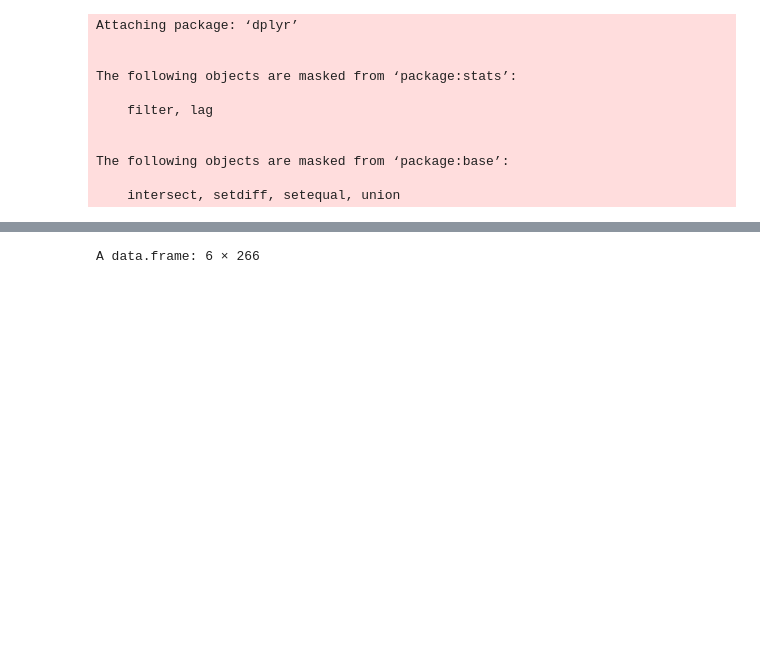
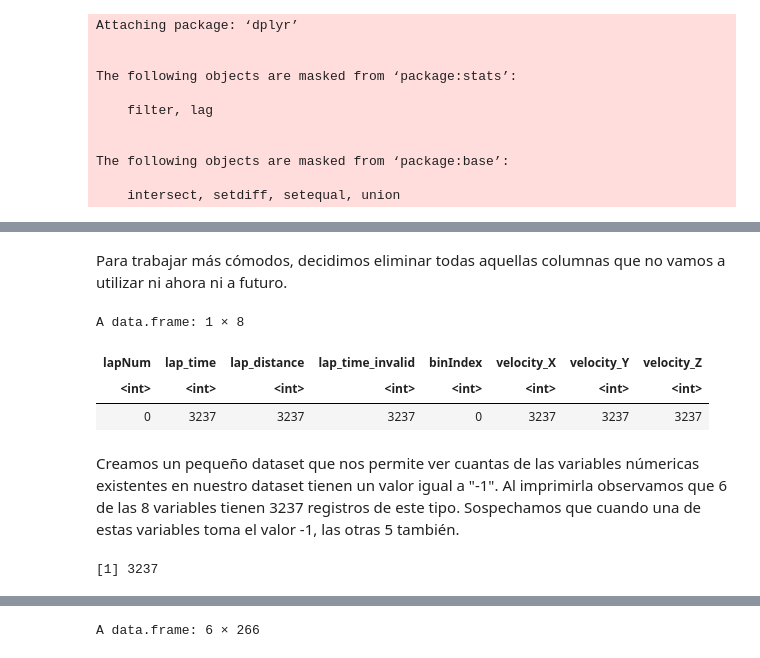
Before and after one commit to LuppeCh/F1EDA, a Jupyter notebook: Exploración_de_Datos_Trabajo_Final.ipynb, the cells around one changed output, grey strips where cells are left out. Cells and saved outputs as stored; diff of their text form; code cells hidden in the pictures; blank space fills up the shorter version.

```diff
--- a/Exploración_de_Datos_Trabajo_Final.ipynb
+++ b/Exploración_de_Datos_Trabajo_Final.ipynb
@@ -47,0 +70,42 @@ A data.frame: 6 × 266
+# %% [markdown]
+Para trabajar más cómodos, decidimos eliminar todas aquellas columnas que no vamos a utilizar ni ahora ni a futuro.
+# %%
+inconsistencia <- wil %>%
+
+  select(where(is.numeric)) %>%
+
+  summarise(
+    across(
+      everything(),
+      ~ sum(. == -1, na.rm = TRUE)
+    )
+  )
+
+inconsistencia
+# %% [output]
+A data.frame: 1 × 8
+| lapNum | lap_time | lap_distance | lap_time_invalid | binIndex | velocity_X | velocity_Y | velocity_Z |
+| <int> | <int> | <int> | <int> | <int> | <int> | <int> | <int> |
+| 0 | 3237 | 3237 | 3237 | 0 | 3237 | 3237 | 3237 |
+# %% [markdown]
+Creamos un pequeño dataset que nos permite ver cuantas de las variables númericas existentes en nuestro dataset tienen un valor igual a "-1". Al imprimirla observamos que 6 de las 8 variables tienen 3237 registros de este tipo. Sospechamos que cuando una de estas variables toma el valor -1, las otras 5 también.
+# %%
+sospechosas <- c(
+  "lap_time",
+  "lap_distance",
+  "lap_time_invalid",
+  "velocity_X",
+  "velocity_Y",
+  "velocity_Z"
+)
+
+
+conteo_sospechosas <- wil %>%
+  summarise(
+    cant_sospechosas = sum(if_all(all_of(sospechosas), ~ . == -1), na.rm = TRUE)
+  ) %>%
+  pull()
+
+conteo_sospechosas
+# %% [output]
+[1] 3237
```
Also changed, not shown: parts of 38 cells of this notebook.
